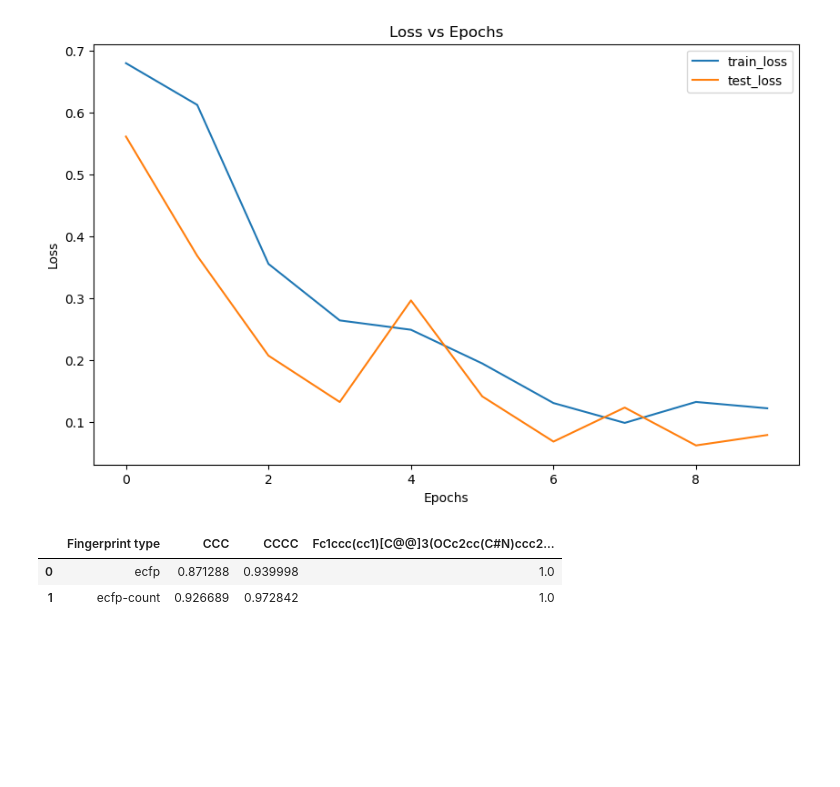
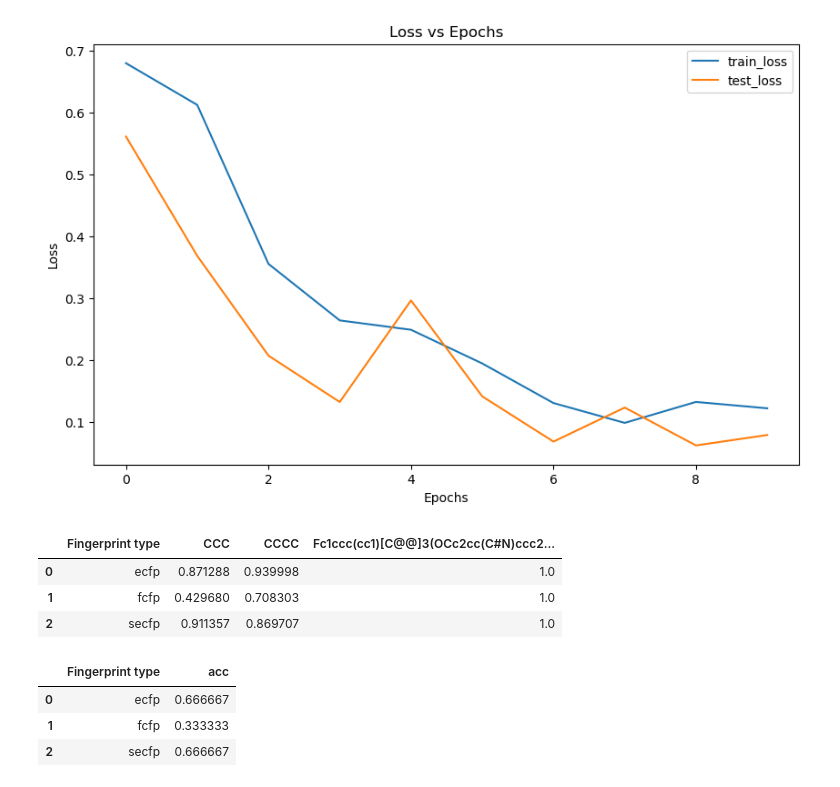
Before and after one commit to leftwinglow/Honours, a Jupyter notebook: pytorch_DILI.ipynb, the cells around one changed output. Cells and saved outputs as stored; diff of their text form; code cells hidden in the pictures; blank space fills up the shorter version.

Commit message:
PyTorch Utilities, Crossfold Training, Fingerprint Comparator cross-fold wip

```diff
--- a/pytorch_DILI.ipynb
+++ b/pytorch_DILI.ipynb
@@ -65,23 +63,10 @@ print(f"Using {device} device: {torch.cuda.get_device_name(0)}")
 # %% [output]
 Using cuda device: NVIDIA GeForce GTX 1070
 # %%
-# class DILI_Predictor(nn.Module):
-#     def __init__(self, num_layers, input_size, hidden_size, output_size) -> None:
-#         super().__init__()
-#         self.layers = nn.Sequential()
-#         for i in range(num_layers):
-#             self.layers.add_module(f"layer_{i}", nn.Linear(input_size, hidden_size))
-#         self.sigmoid = nn.Sigmoid()
-
-#     def forward(self, x):
-#         x = self.layers(x)
-#         x = self.sigmoid(x)
-#         return x
-
-
 class DILI_Predictor(nn.Module):
     def __init__(self, input_size, hidden_size, output_size) -> None:
         super().__init__()
+        self.input_size = input_size
         self.fc1 = nn.Linear(input_size, hidden_size)
         self.fc2 = nn.Linear(hidden_size, hidden_size)
         self.fc3 = nn.Linear(hidden_size, output_size)
@@ -240,15 +225,32 @@ plot_loss_curve(model0_results)
 
 # Save_PyTorch_Models.save(model0, "DILIst", dummy_data.to(device))
 # %%
-from Modules import Fingerprint_Comparator
+from Modules import PyTorch_Pretrained_Inference
 
 validation_smiles = ["CCC", "CCCC", "Fc1ccc(cc1)[C@@]3(OCc2cc(C#N)ccc23)CCCN(C)C"]
+validation_smiles_labels = [1, 0, 1]
 
-Fingerprint_Comparator.PyTorch_Pretrained(validation_smiles, model0).regular_fingerprint(["ecfp", ])
+regular_fingerprints = [
+    "ecfp",
+    "fcfp",
+    "secfp",
+]
+
+PyTorch_Pretrained_Inference.DILI_Inference(validation_smiles, model0).regular_fingerprint(regular_fingerprints)
 # %% [output]
 |  | Fingerprint type | CCC | CCCC | Fc1ccc(cc1)[C@@]3(OCc2cc(C#N)ccc2... |
 | 0 | ecfp | 0.871288 | 0.939998 | 1.0 |
-| 1 | ecfp-count | 0.926689 | 0.972842 | 1.0 |
+| 1 | fcfp | 0.429680 | 0.708303 | 1.0 |
+| 2 | secfp | 0.911357 | 0.869707 | 1.0 |
+# %%
+from Modules import Fingerprint_Comparator
+
+Fingerprint_Comparator.PyTorch_Pretrained(validation_smiles, validation_smiles_labels, model0).regular_fingerprint(regular_fingerprints, 2048)
+# %% [output]
+|  | Fingerprint type | acc |
+| 0 | ecfp | 0.666667 |
+| 1 | fcfp | 0.333333 |
+| 2 | secfp | 0.666667 |
 # %%
 # ## Assuming you have loaded_model and device available
 
```
Also changed, not shown: parts of 11 cells of this notebook, 7 other files.
